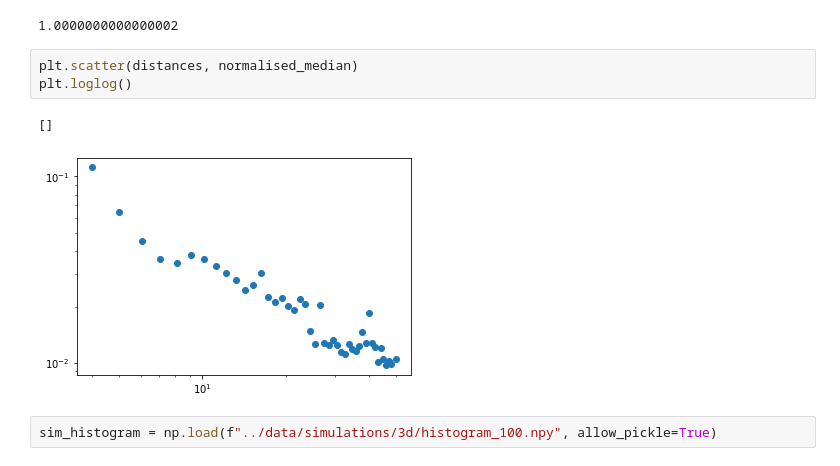
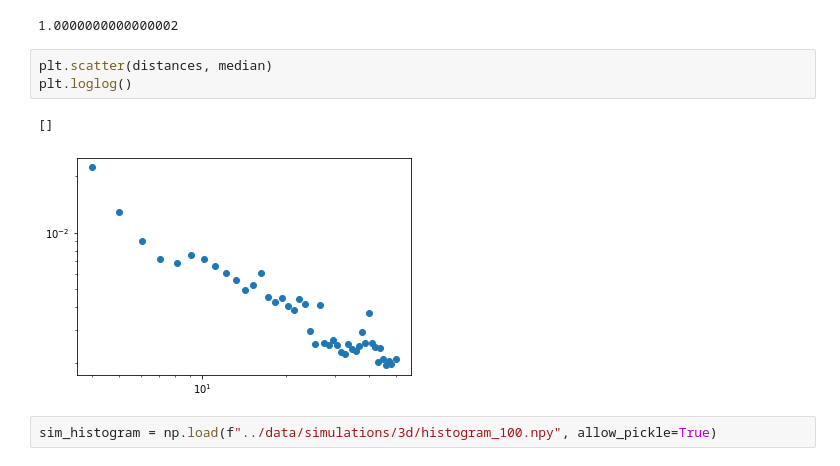
Before and after one commit to meyresearch/amino_acid_distance_distributions, a Jupyter notebook: scripts/sanity_checking_plots.ipynb, the cells around one changed output. Saved outputs shown, nothing was run; the diff lists cells and outputs as text.

Commit message:
sanity checking plots

```diff
--- a/scripts/sanity_checking_plots.ipynb
+++ b/scripts/sanity_checking_plots.ipynb
@@ -53,11 +75,11 @@ np.sum(normalised_median)
 # %% [output]
 1.0000000000000002
 # %%
-plt.scatter(distances, normalised_median)
+plt.scatter(distances, median)
 plt.loglog()
 # %% [output]
 []
-[figure, old version]
+[figure, new version]
 # %%
 sim_histogram = np.load(f"../data/simulations/3d/histogram_100.npy", allow_pickle=True)
 # %%
```
Also changed, not shown: parts of 64 cells of this notebook, 1 other file.
